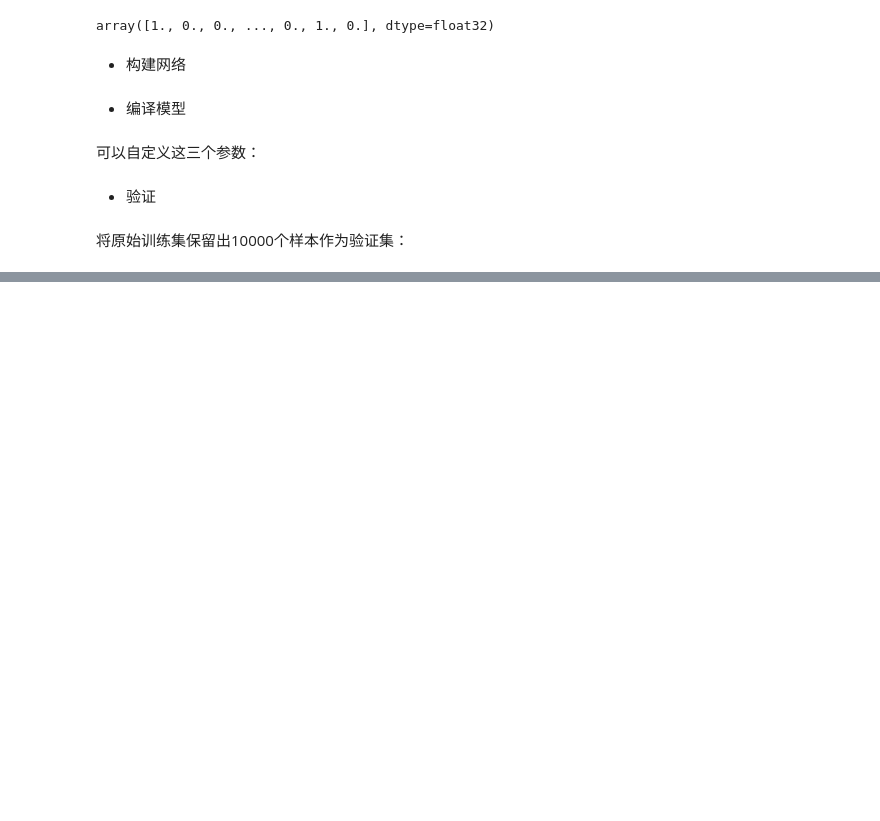
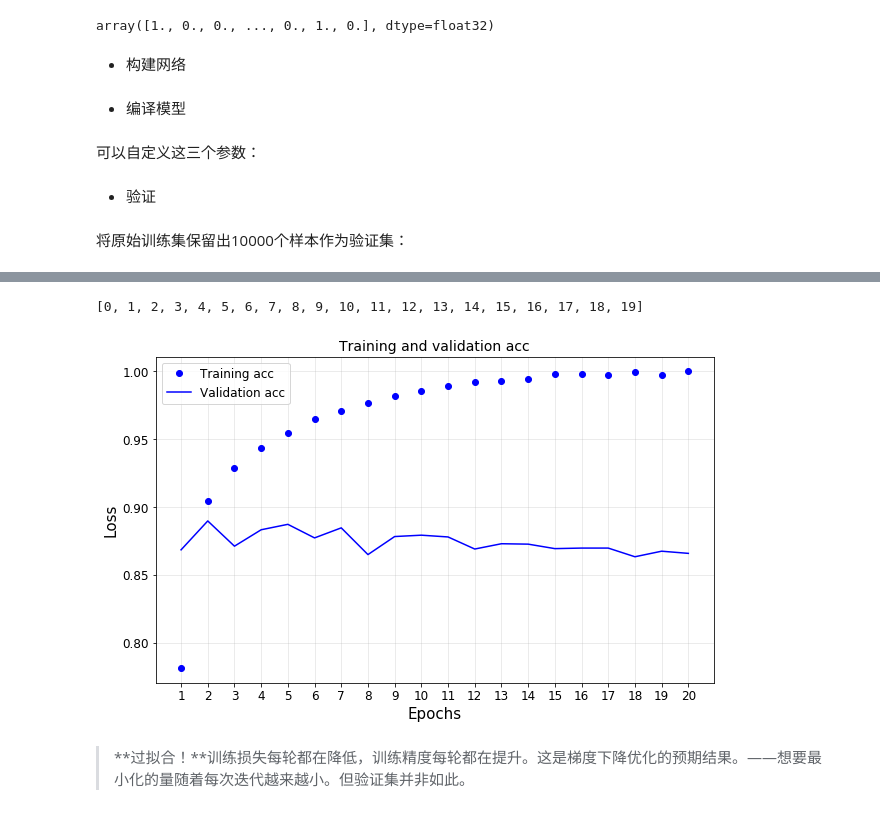
Before and after one commit to libingallin/DLwithPython, a Jupyter notebook: ch2&3_getting _started_with_nn.ipynb, the cells around one changed output, grey strips where cells are left out. Saved outputs shown, nothing was run; the diff lists cells and outputs as text; code cells hidden in the pictures; blank space fills up the shorter version.

```diff
--- a/ch2&3_getting _started_with_nn.ipynb
+++ b/ch2&3_getting _started_with_nn.ipynb
@@ -210,0 +256,23 @@ Epoch 20/20
+# %%
+history.epoch
+# %% [output]
+[0, 1, 2, 3, 4, 5, 6, 7, 8, 9, 10, 11, 12, 13, 14, 15, 16, 17, 18, 19]
+# %%
+# 绘制训练acc和验证acc
+train_acc, val_acc = history.history['acc'], history.history['val_acc']
+epochs = range(1, len(train_acc) + 1)
+
+plt.figure(figsize=(10, 6))
+plt.plot(epochs, train_acc, 'bo', label="Training acc")
+plt.plot(epochs, val_acc, 'b', label="Validation acc")
+plt.grid("on", alpha=0.3)
+plt.xticks(range(1, len(train_loss) + 1))
+plt.legend(loc='best', fontsize='large')
+plt.xlabel("Epochs", fontsize=15)
+plt.ylabel("Loss", fontsize=15)
+plt.title("Training and validation acc", fontsize=14)
+plt.show()
+# %% [output]
+[figure, added]
+# %% [markdown]
+> **过拟合！**训练损失每轮都在降低，训练精度每轮都在提升。这是梯度下降优化的预期结果。——想要最小化的量随着每次迭代越来越小。但验证集并非如此。
```
Also changed, not shown: parts of 75 cells of this notebook.
